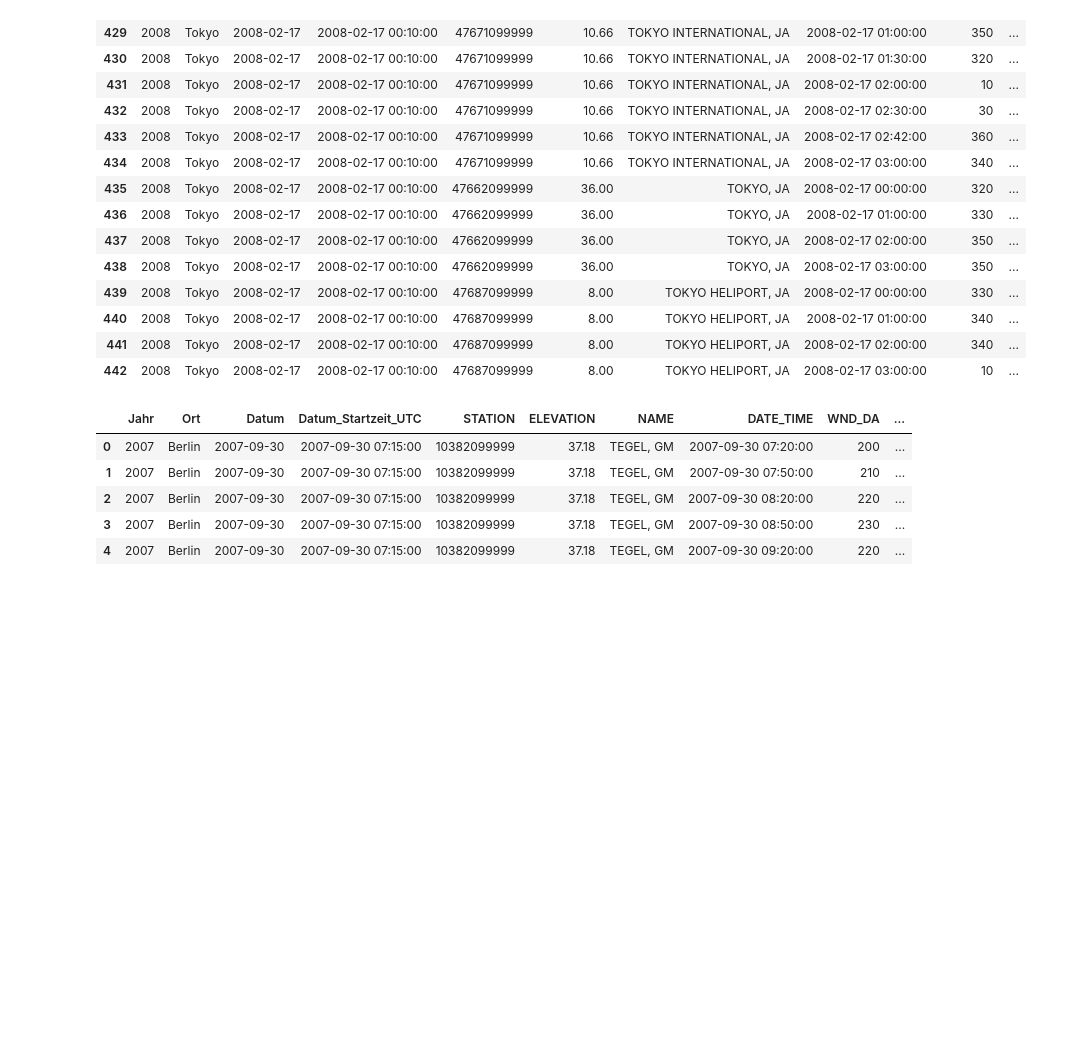
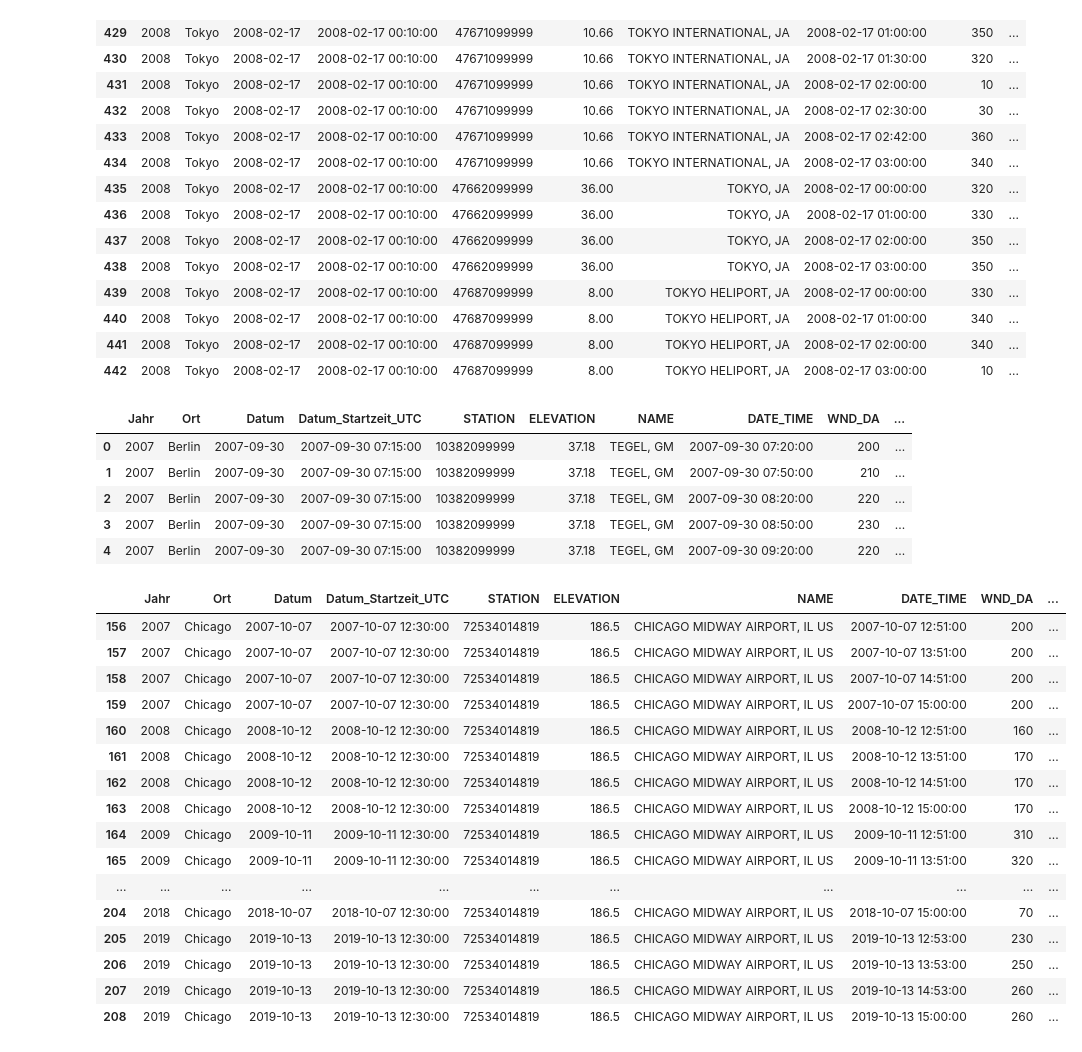
Before and after one commit to Wade-Sys/wma, a Jupyter notebook: Wetter/prepare_weather_data_step_2.ipynb, the cells around one changed output. Saved outputs shown, nothing was run; the diff lists cells and outputs as text; code cells hidden in the pictures; blank space fills up the shorter version.

```diff
--- a/Wetter/prepare_weather_data_step_2.ipynb
+++ b/Wetter/prepare_weather_data_step_2.ipynb
@@ -15,7 +15,7 @@ pd.set_option('display.max_rows', 1000)
 pd.set_option('display.max_columns', 1000)
 # %%
 # Pickl-Dateipfade vorbereiten:
-data_path_weather = '/home/paul/python_projects/masterthesis/wma/data/wetter/'
+data_path_weather = '/home/paul/python_projects/masterthesis/data/wetter/'
 
 pkl_file_wetter_step_1 = 'daten_wetter_step_1.p'
 # %%
@@ -405,3 +405,23 @@ df_wetter_3.head()
 # %%
 # Dataframe serialisieren (Pickle)
 pickle.dump(df_wetter_3, open(data_path_weather + 'daten_wetter_step_2.p', "wb"))
+# %%
+df_wetter_3.loc[(df_wetter_3.Ort == 'Chicago')]
+# %% [output]
+|  | Jahr | Ort | Datum | Datum_Startzeit_UTC | STATION | ELEVATION | NAME | DATE_TIME | WND_DA | ... |
+| 156 | 2007 | Chicago | 2007-10-07 | 2007-10-07 12:30:00 | 72534014819 | 186.5 | CHICAGO MIDWAY AIRPORT, IL US | 2007-10-07 12:51:00 | 200 | ... |
+| 157 | 2007 | Chicago | 2007-10-07 | 2007-10-07 12:30:00 | 72534014819 | 186.5 | CHICAGO MIDWAY AIRPORT, IL US | 2007-10-07 13:51:00 | 200 | ... |
+| 158 | 2007 | Chicago | 2007-10-07 | 2007-10-07 12:30:00 | 72534014819 | 186.5 | CHICAGO MIDWAY AIRPORT, IL US | 2007-10-07 14:51:00 | 200 | ... |
+| 159 | 2007 | Chicago | 2007-10-07 | 2007-10-07 12:30:00 | 72534014819 | 186.5 | CHICAGO MIDWAY AIRPORT, IL US | 2007-10-07 15:00:00 | 200 | ... |
+| 160 | 2008 | Chicago | 2008-10-12 | 2008-10-12 12:30:00 | 72534014819 | 186.5 | CHICAGO MIDWAY AIRPORT, IL US | 2008-10-12 12:51:00 | 160 | ... |
+| 161 | 2008 | Chicago | 2008-10-12 | 2008-10-12 12:30:00 | 72534014819 | 186.5 | CHICAGO MIDWAY AIRPORT, IL US | 2008-10-12 13:51:00 | 170 | ... |
+| 162 | 2008 | Chicago | 2008-10-12 | 2008-10-12 12:30:00 | 72534014819 | 186.5 | CHICAGO MIDWAY AIRPORT, IL US | 2008-10-12 14:51:00 | 170 | ... |
+| 163 | 2008 | Chicago | 2008-10-12 | 2008-10-12 12:30:00 | 72534014819 | 186.5 | CHICAGO MIDWAY AIRPORT, IL US | 2008-10-12 15:00:00 | 170 | ... |
+| 164 | 2009 | Chicago | 2009-10-11 | 2009-10-11 12:30:00 | 72534014819 | 186.5 | CHICAGO MIDWAY AIRPORT, IL US | 2009-10-11 12:51:00 | 310 | ... |
+| 165 | 2009 | Chicago | 2009-10-11 | 2009-10-11 12:30:00 | 72534014819 | 186.5 | CHICAGO MIDWAY AIRPORT, IL US | 2009-10-11 13:51:00 | 320 | ... |
+| ... | ... | ... | ... | ... | ... | ... | ... | ... | ... | ... |
+| 204 | 2018 | Chicago | 2018-10-07 | 2018-10-07 12:30:00 | 72534014819 | 186.5 | CHICAGO MIDWAY AIRPORT, IL US | 2018-10-07 15:00:00 | 70 | ... |
+| 205 | 2019 | Chicago | 2019-10-13 | 2019-10-13 12:30:00 | 72534014819 | 186.5 | CHICAGO MIDWAY AIRPORT, IL US | 2019-10-13 12:53:00 | 230 | ... |
+| 206 | 2019 | Chicago | 2019-10-13 | 2019-10-13 12:30:00 | 72534014819 | 186.5 | CHICAGO MIDWAY AIRPORT, IL US | 2019-10-13 13:53:00 | 250 | ... |
+| 207 | 2019 | Chicago | 2019-10-13 | 2019-10-13 12:30:00 | 72534014819 | 186.5 | CHICAGO MIDWAY AIRPORT, IL US | 2019-10-13 14:53:00 | 260 | ... |
+| 208 | 2019 | Chicago | 2019-10-13 | 2019-10-13 12:30:00 | 72534014819 | 186.5 | CHICAGO MIDWAY AIRPORT, IL US | 2019-10-13 15:00:00 | 260 | ... |
```
Also changed, not shown: 14 other files.
